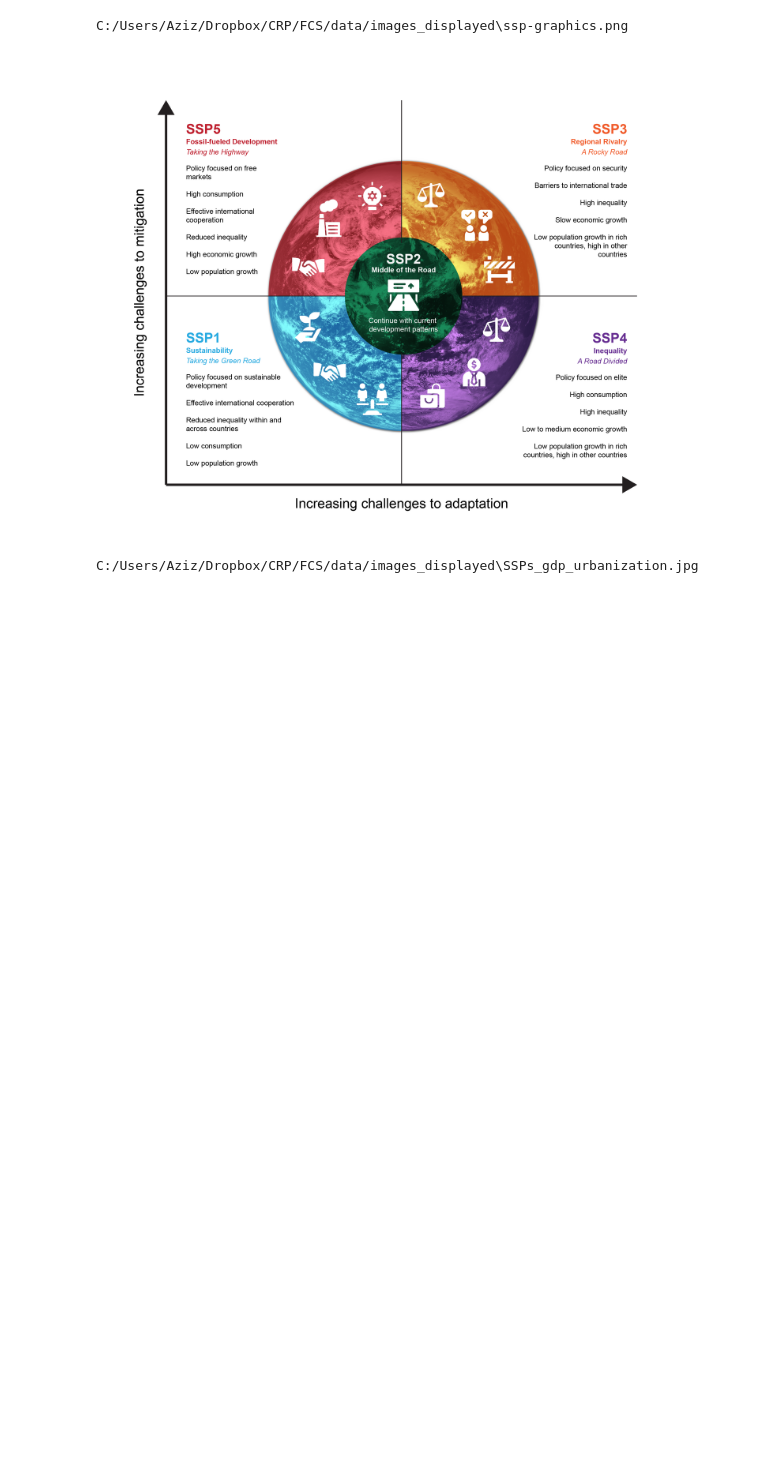
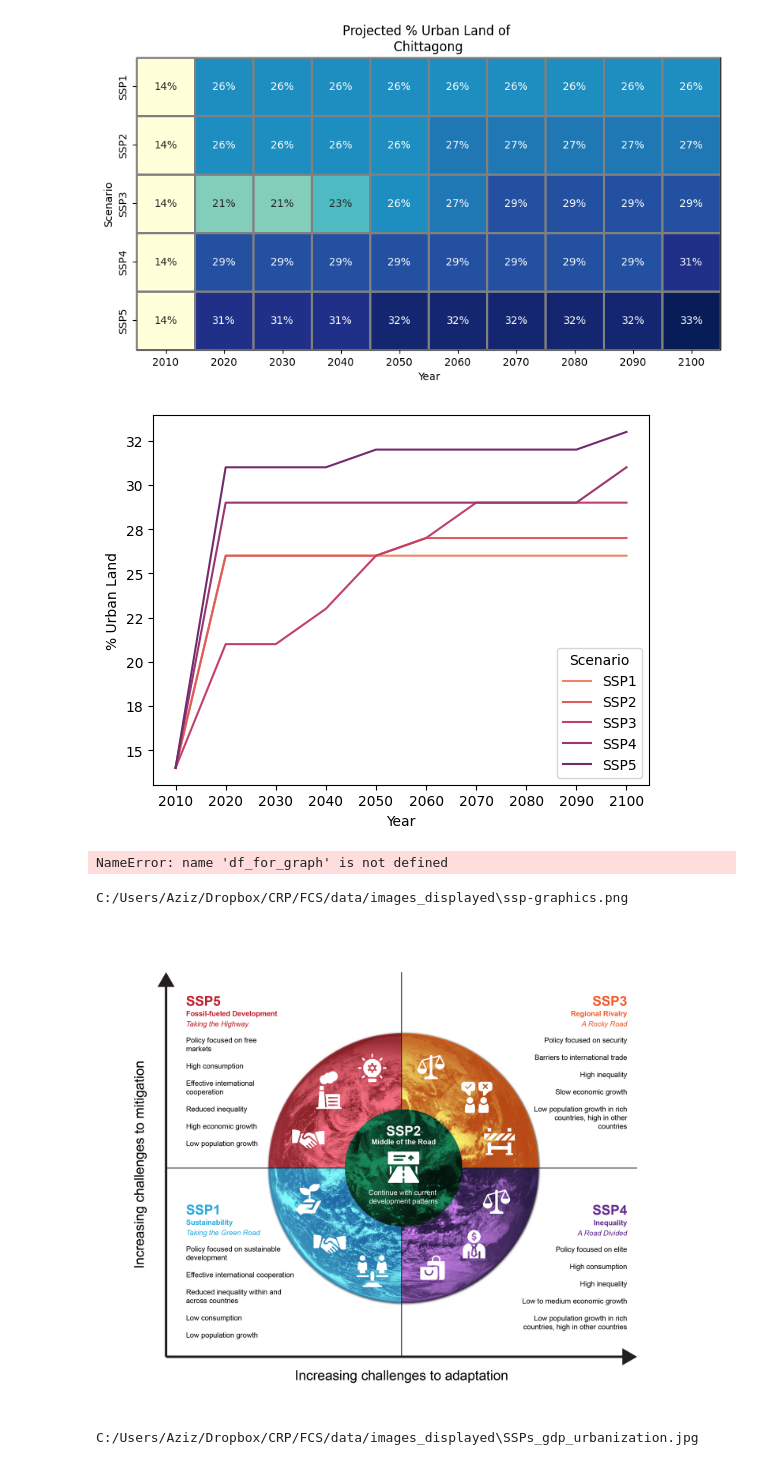
Before and after one commit to AzizKhanC/Future-City-Scan, a Jupyter notebook: fcs_analysis_and_visuals.ipynb, the cells around one changed output. Cells and saved outputs as stored; diff of their text form; code cells hidden in the pictures; blank space fills up the shorter version.

```diff
--- a/fcs_analysis_and_visuals.ipynb
+++ b/fcs_analysis_and_visuals.ipynb
@@ -325,0 +372,48 @@ Clipped and exportted: C:/Users/Aziz/Dropbox/CRP/FCS/output/clipped_gdp_GDP2100_
+# %%
+fsc_data_sections= ['urbanland']
+def export_urbanland():
+    for subdir in fsc_data_sections:
+        combined_results = []
+        extension = '.tif'
+        for root, dirs_list, files_list in os.walk( os.path.join(data_dir, subdir)):
+            for file_name in files_list:
+                if os.path.splitext(file_name)[-1] == extension:
+                    file_name_path = os.path.join(root, file_name)
+                    file_name = os.path.splitext(file_name)[0]
+                    Year = file_name[5:9].upper()
+                    ssp = file_name[0:4].upper()
+                    rst = file_name_path
+                    raster = rasterio.open(rst)
+                    vector = load_shapefile(shp)
+                    p_vector = reproject_gpdf(vector, raster)
+                    stats_to_get = list_statistics_urbanland()
+                    df = calculate_zonal_stats(p_vector, rst, stats_to_get)
+                    df['Scenario'] = ssp
+                    df['Scenario'] = df['Scenario']
+                    df['Year'] = Year
+                    combined_results.append(df)
+                    #clip and export rasters for the pertinent ssp and year combo
+                    if (ssp=="SSP2" or ssp=="SSP5") and (Year=="2050" or Year=="2100"):
+                        out_rst = f'{output_dir}/clipped_{subdir}_{file_name}.tif'
+                        clip_and_export_raster(input_gpdf=vector, raster=rst , out_raster=out_rst)
+
+        # Append vertically and then pivot horizontally.
+        df = gpd.GeoDataFrame( pd.concat( combined_results, ignore_index=True) )
+        # Wide
+        # df_tranformed= df.pivot(index=['Scenario'], columns='Year', values='mean')
+        [stats_to_get] = stats_to_get
+        df_tranformed= df.pivot(index=['Scenario'], columns='Year', values=stats_to_get)
+        # Long
+        df_graph = df_tranformed.melt(ignore_index=False).reset_index()
+        # export csv of wide
+        df_tranformed.to_csv(f"{output_dir}/{country}_{city}_{subdir}.csv")
+        # print(df_tranformed)
+        #run the visualize function to export the heatmap
+        visualize_urbanland_figure(df_tranformed, country, city, subdir)
+        visualize_urbanland_graph(df_graph, country, city, subdir)
+# %%
+if __name__ ==  '__main__':
+    export_urbanland()
+# %% [output]
+[figure, added]
+[figure, added]
@@ -326,3 +466,8 @@ Clipped and exportted: C:/Users/Aziz/Dropbox/CRP/FCS/output/clipped_gdp_GDP2100_
+# %%
+if __name__ ==  '__main__':
+    export_heatflux()
+# %% [output]
+NameError: name 'df_for_graph' is not defined
 # %%
 images_displayed=f'{base_dir}/data/images_displayed'  # Input data directory
 visualize_image(images_displayed)
```
Also changed, not shown: parts of 7 cells of this notebook.
